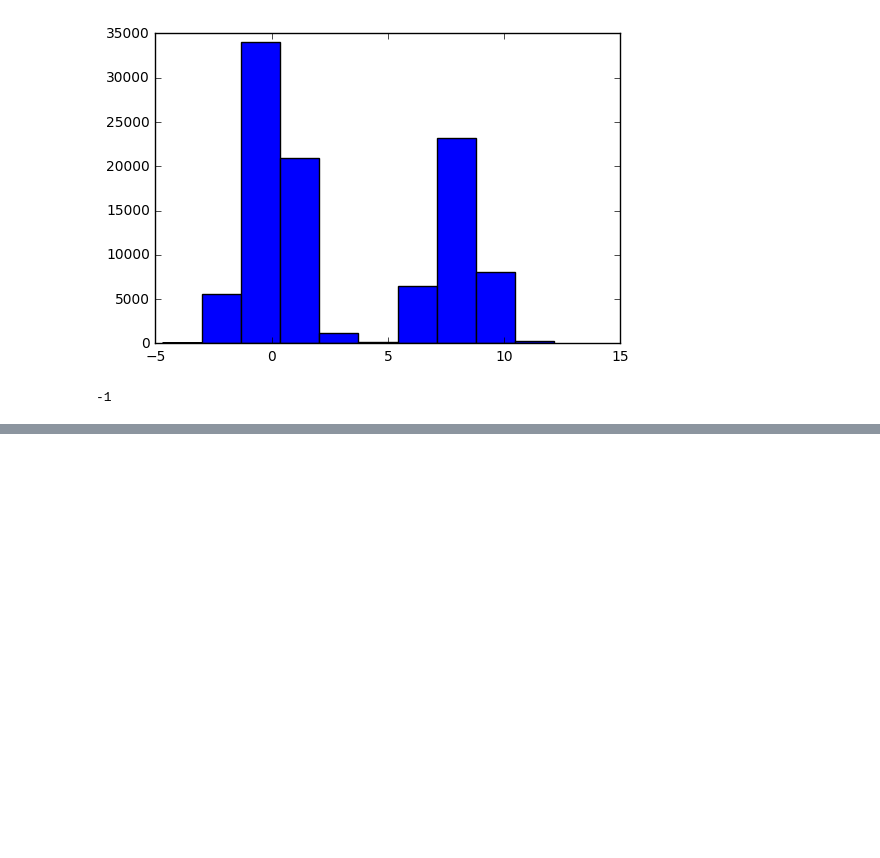
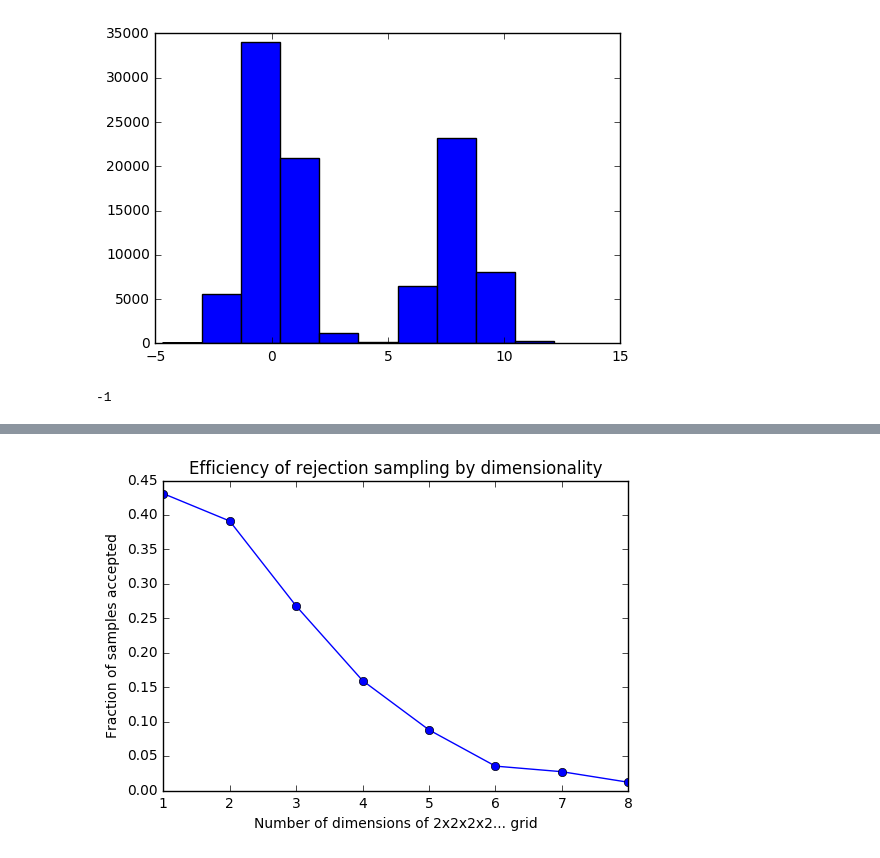
Before and after one commit to asross/cs205-project, a Jupyter notebook: datasets/speedup-wip.ipynb, the cells around one changed output, grey strips where cells are left out. Saved outputs shown, nothing was run; the diff lists cells and outputs as text; code cells hidden in the pictures; blank space fills up the shorter version.

```diff
--- a/datasets/speedup-wip.ipynb
+++ b/datasets/speedup-wip.ipynb
@@ -122,0 +238,8 @@ convergence_time(rej_sampls)
+# %%
+plt.plot(np.arange(1,9),[eff1,eff2,eff3,eff4,eff5,eff6,eff7,eff8],marker='o')
+plt.xlabel('Number of dimensions of 2x2x2x2... grid')
+plt.ylabel('Fraction of samples accepted')
+plt.title('Efficiency of rejection sampling by dimensionality')
+plt.show()
+# %% [output]
+[figure, added]
```
Also changed, not shown: parts of 35 cells of this notebook, 5 other files.
